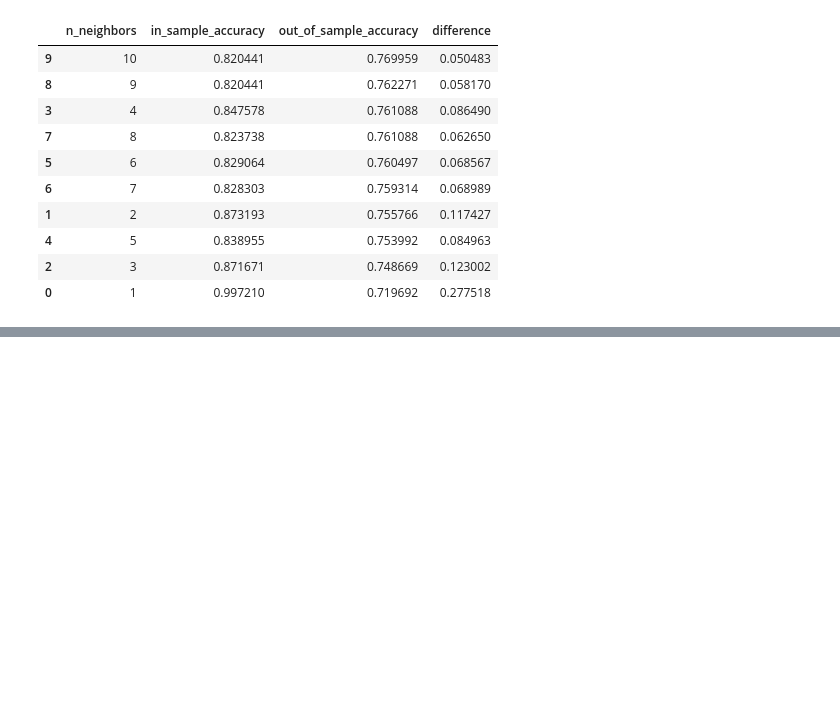
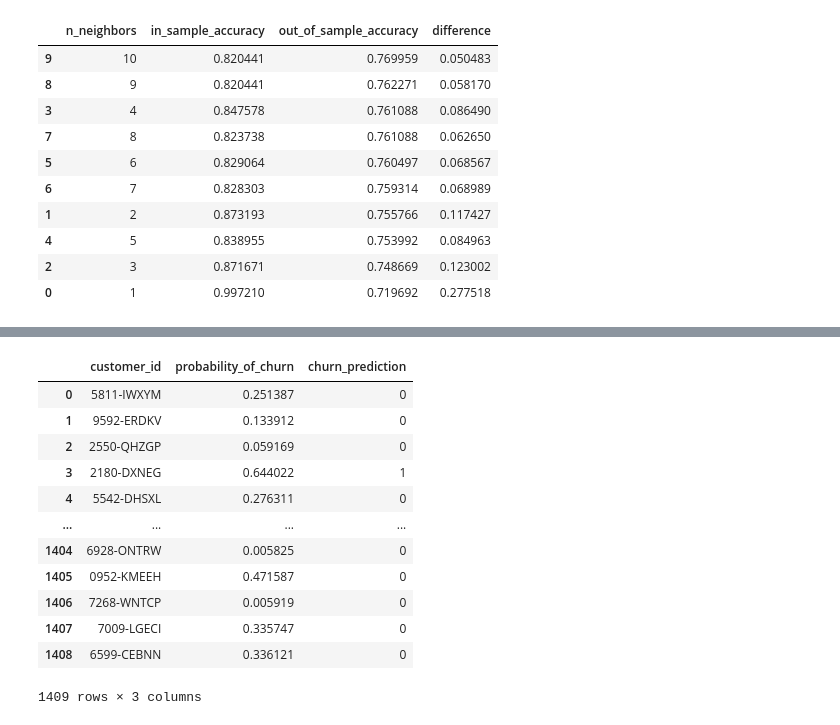
Before and after one commit to Andy-Jensen/Telco_project_part_1, a Jupyter notebook: explore_and_modeling.ipynb, the cells around one changed output, grey strips where cells are left out. Saved outputs shown, nothing was run; the diff lists cells and outputs as text; code cells hidden in the pictures; blank space fills up the shorter version.

```diff
--- a/explore_and_modeling.ipynb
+++ b/explore_and_modeling.ipynb
@@ -581,0 +647,6 @@ df.sort_values('out_of_sample_accuracy', ascending=False).head(10)
+# %%
+#Creating the model
+
+rf= RandomForestClassifier(max_depth=7,
+                           min_samples_leaf=6,
+                           random_state=8675309)
@@ -581,0 +679,3 @@ df.sort_values('out_of_sample_accuracy', ascending=False).head(10)
+# %%
+churn_prediction= pd.Series(rf.predict(x_test))
+churn_prediction
@@ -581,0 +695,6 @@ df.sort_values('out_of_sample_accuracy', ascending=False).head(10)
+# %%
+probabilities= pd.DataFrame(rf.predict_proba(x_test))
+probabilities= probabilities.rename(columns= {
+    0: 'probability_no_churn',
+    1: 'probability_of_churn'})
+probabilities
@@ -581,0 +715,19 @@ df.sort_values('out_of_sample_accuracy', ascending=False).head(10)
+# %%
+predict= pd.concat([x_test.reset_index(), churn_prediction, probabilities], axis=1)
+predict= predict.rename(columns = {0:'churn_prediction'})
+predict= predict[['customer_id','probability_of_churn', 'churn_prediction']]
+predict
+# %% [output]
+|  | customer_id | probability_of_churn | churn_prediction |
+| 0 | 5811-IWXYM | 0.251387 | 0 |
+| 1 | 9592-ERDKV | 0.133912 | 0 |
+| 2 | 2550-QHZGP | 0.059169 | 0 |
+| 3 | 2180-DXNEG | 0.644022 | 1 |
+| 4 | 5542-DHSXL | 0.276311 | 0 |
+| ... | ... | ... | ... |
+| 1404 | 6928-ONTRW | 0.005825 | 0 |
+| 1405 | 0952-KMEEH | 0.471587 | 0 |
+| 1406 | 7268-WNTCP | 0.005919 | 0 |
+| 1407 | 7009-LGECI | 0.335747 | 0 |
+| 1408 | 6599-CEBNN | 0.336121 | 0 |
+1409 rows × 3 columns
```
Also changed, not shown: parts of 16 cells of this notebook, 2 other files.
